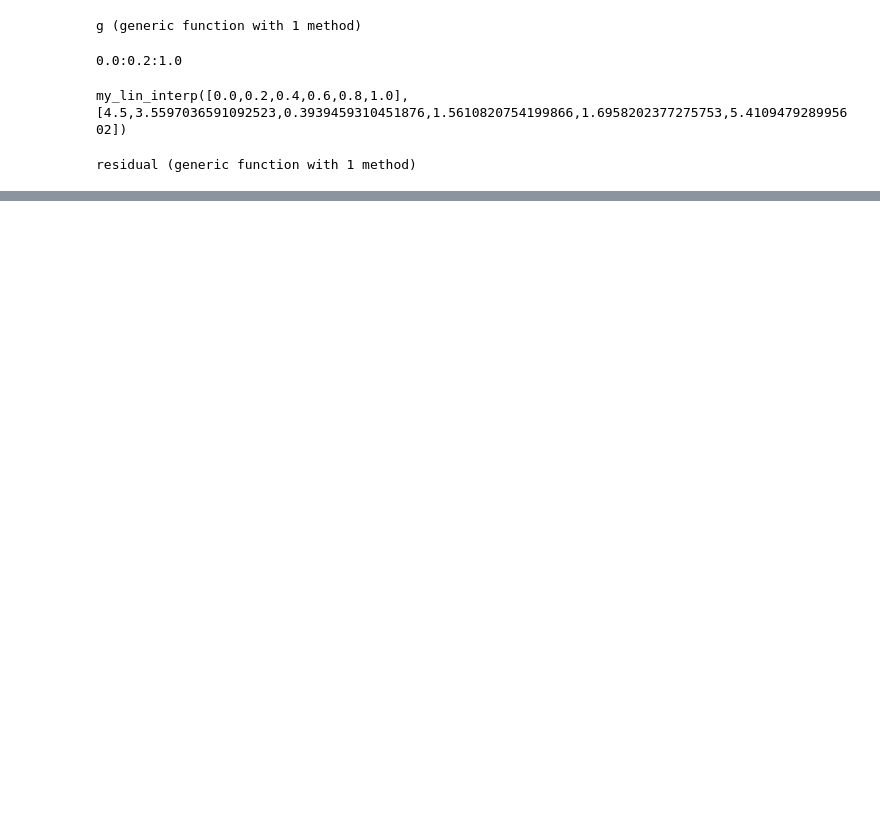
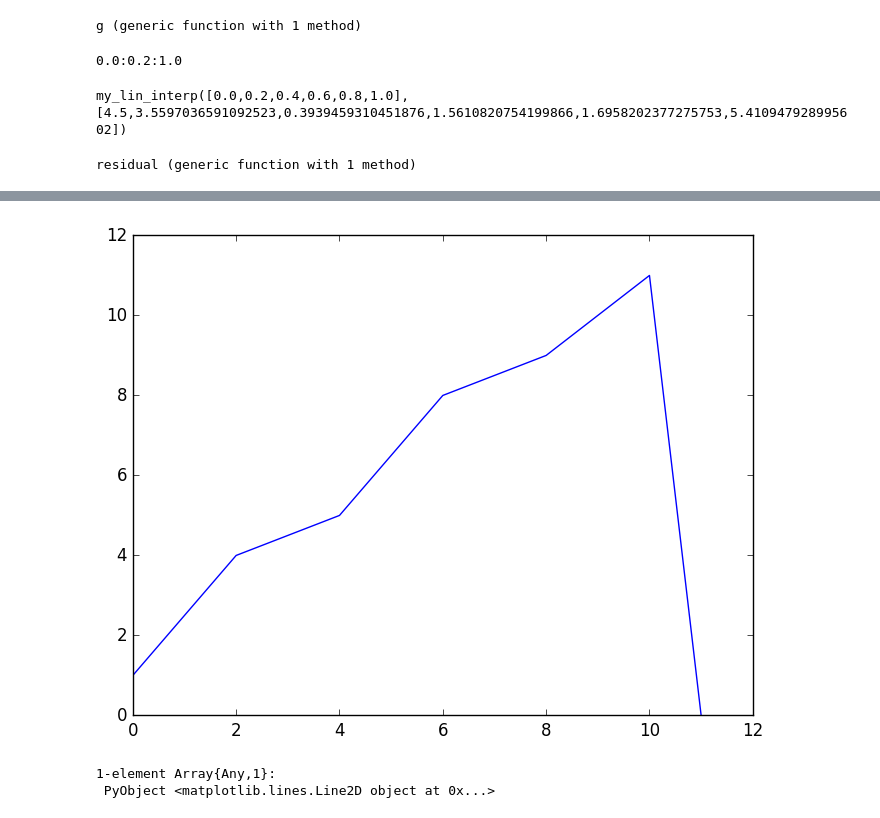
Before and after one commit to IoriS/My-, a Jupyter notebook: lin_interp_demo.ipynb, the cells around one changed output, grey strips where cells are left out. Cells and saved outputs as stored; diff of their text form; code cells hidden in the pictures; blank space fills up the shorter version.

```diff
--- a/lin_interp_demo.ipynb
+++ b/lin_interp_demo.ipynb
@@ -37,0 +42,6 @@ residual (generic function with 1 method)
+# %%
+plot(f([0,1,2,3,4,5,6,7,8,9,10,11]),"b-")
+# %% [output]
+[figure, added]
+1-element Array{Any,1}:
+ PyObject <matplotlib.lines.Line2D object at 0x...>
```
Also changed, not shown: parts of 4 cells of this notebook.
